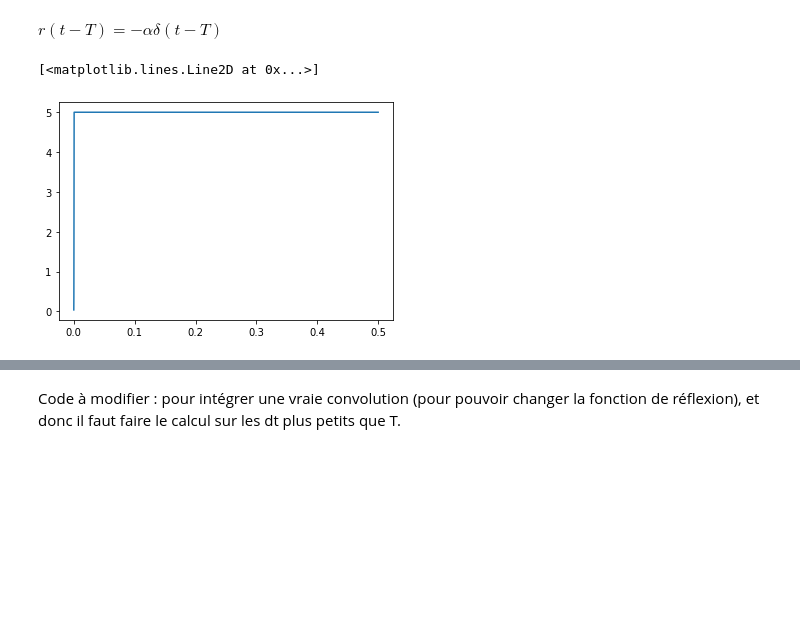
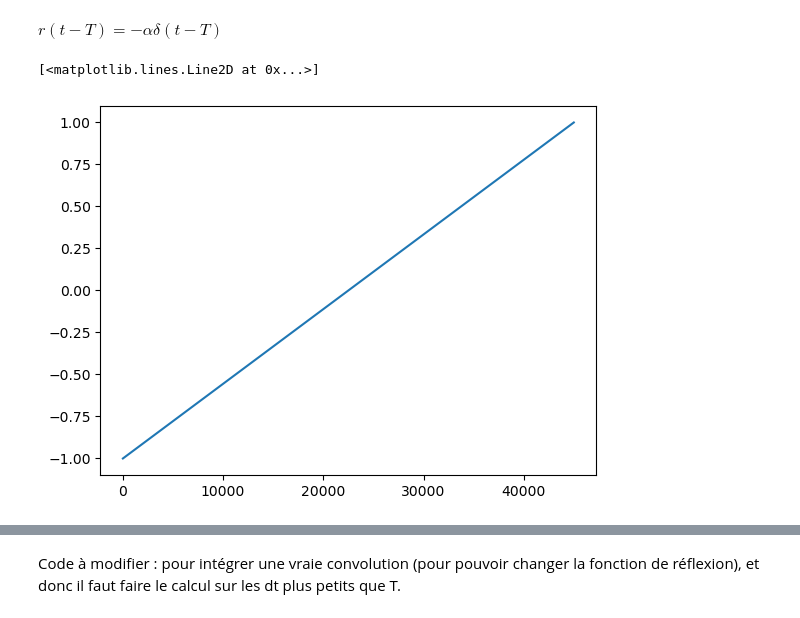
Before and after one commit to ClementineBerger/Auto-oscillations, a Jupyter notebook: modelisation_physique/mcIntyre.ipynb, the cells around one changed output, grey strips where cells are left out. Drawn from its saved outputs; the diff is of its cells as text; code cells hidden in the pictures; blank space fills up the shorter version.

```diff
--- a/modelisation_physique/mcIntyre.ipynb
+++ b/modelisation_physique/mcIntyre.ipynb
@@ -50,17 +91,20 @@ def F(p, gamma, zeta):
 # %%
-fe = 16000
+#p = np.zeros_like(compute_time)
+#u = np.zeros_like(compute_time)
+
+fe = 22500
 
 L = 60e-2
 c = 344
-t_max = 0.5
+t_max = 1
 rho = 1.292  # Masse vol air
 r = 3e-2  # rayon de la clarinette
 S = np.pi * r**2  # section clarinette
 
 T = retardT(L,c)
 
-compute_time = np.arange(int(t_max / T)) * T  # temps de calcul de l'amplitude
-sim_time = (np.arange(int(t_max * fe)) / fe)  # temps de "remplissage" pour avoir un signal carré
-
-Ncompute = len(compute_time)
-Nsim = len(sim_time)
+time = (np.arange(int(2*t_max * fe)) / fe) - t_max # temps de simulation allant de -1s à 1s
+plt.plot(time)
+# %% [output]
+[<matplotlib.lines.Line2D at 0x...>]
+[figure, added]
@@ -91,49 +110,0 @@ def find_zero(tableau, i):
-# %%
-#p = np.zeros_like(compute_time)
-#u = np.zeros_like(compute_time)
-
-p = np.zeros_like(sim_time)
-u = np.zeros_like(sim_time)
-
-indT = int(T*fe)
-
-gamma = 0.9
-zeta = 0.3
-tab_p, tab_F = tableau_F(-5,5,2000,gamma,zeta)
-solvF = tab_p - tab_F
-
-i_act = np.argmin(np.abs(tab_p-gamma)) + 1
-
-#r_dt = np.array([0,0,-1])
-
-for j in range(len(p)):  # cas avec dirac en réflexion
-
-    #if j < indT+1:
-    #    ph = -(p[0]+u[0])
-    #else:
-    #    ph = -(p[j-indT]+u[j-indT])
-    x1 = p[0:j+1]+u[0:j+1]
-    x2 = r_T(sim_time[0:j+1],T,alpha=-0.99)
-    ph = sig.convolve(x1,x2,mode='full',method='fft')[j]
-    i = find_zero(solvF-ph,i_act)
-    i_act = i
-    p[j] = tab_p[i]
-    u[j] = tab_F[i]
-
-#p_final = np.zeros(len(sim_time))
-#u_final = np.zeros(len(sim_time))
-#i = 0
-#ind = 0
-#while i < Nsim and ind < Ncompute:
-#    p_final[i] = p[ind]
-#    u_final[i] = u[ind]
-#    i += 1
-#    time = i / fe
-#    ind = int(time // T)
-
-plt.plot(sim_time,p)
-#plt.xlim(0,0.2)
-#plt.ylim(-1.1, 1.1)
-# %% [output]
-[<matplotlib.lines.Line2D at 0x...>]
-[figure, removed]
```
Also changed, not shown: parts of 8 cells of this notebook.
